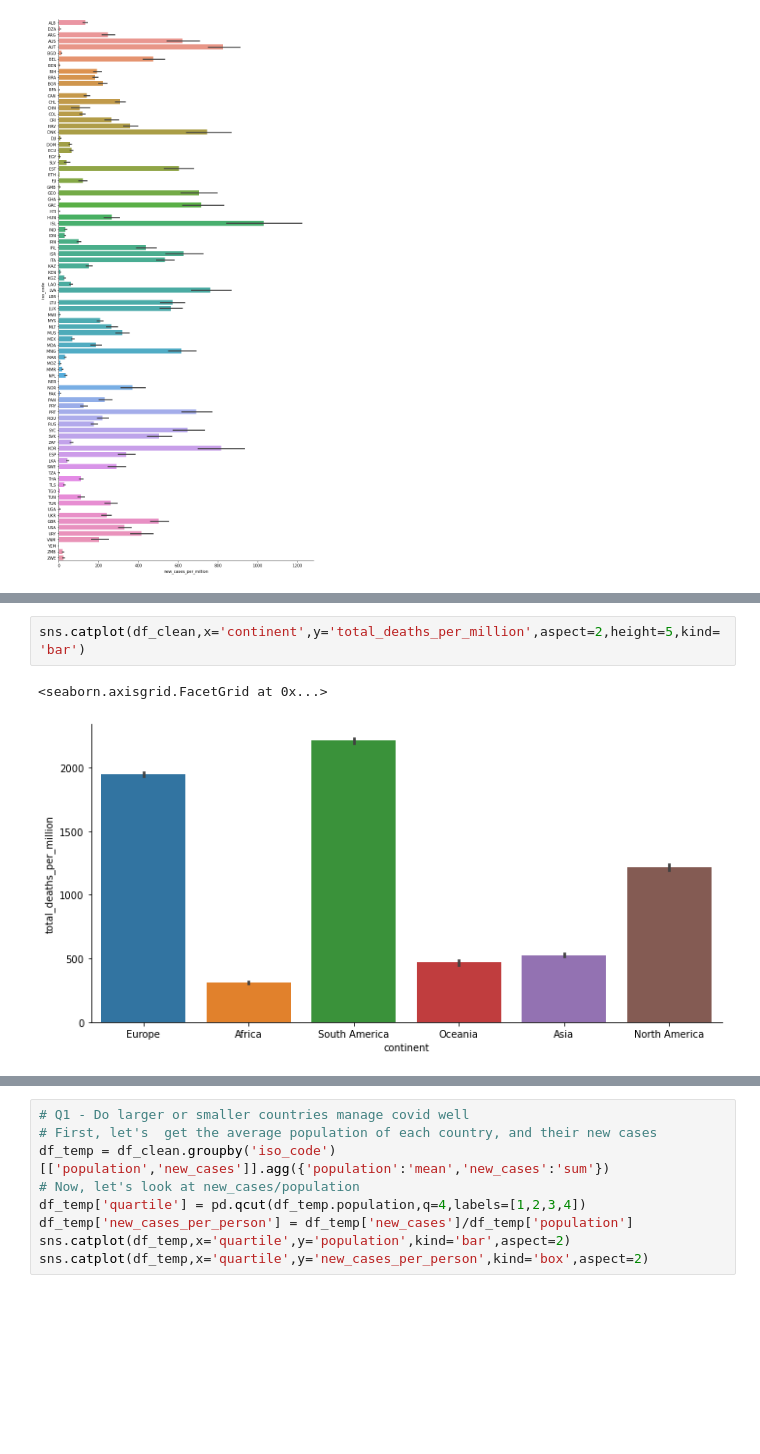
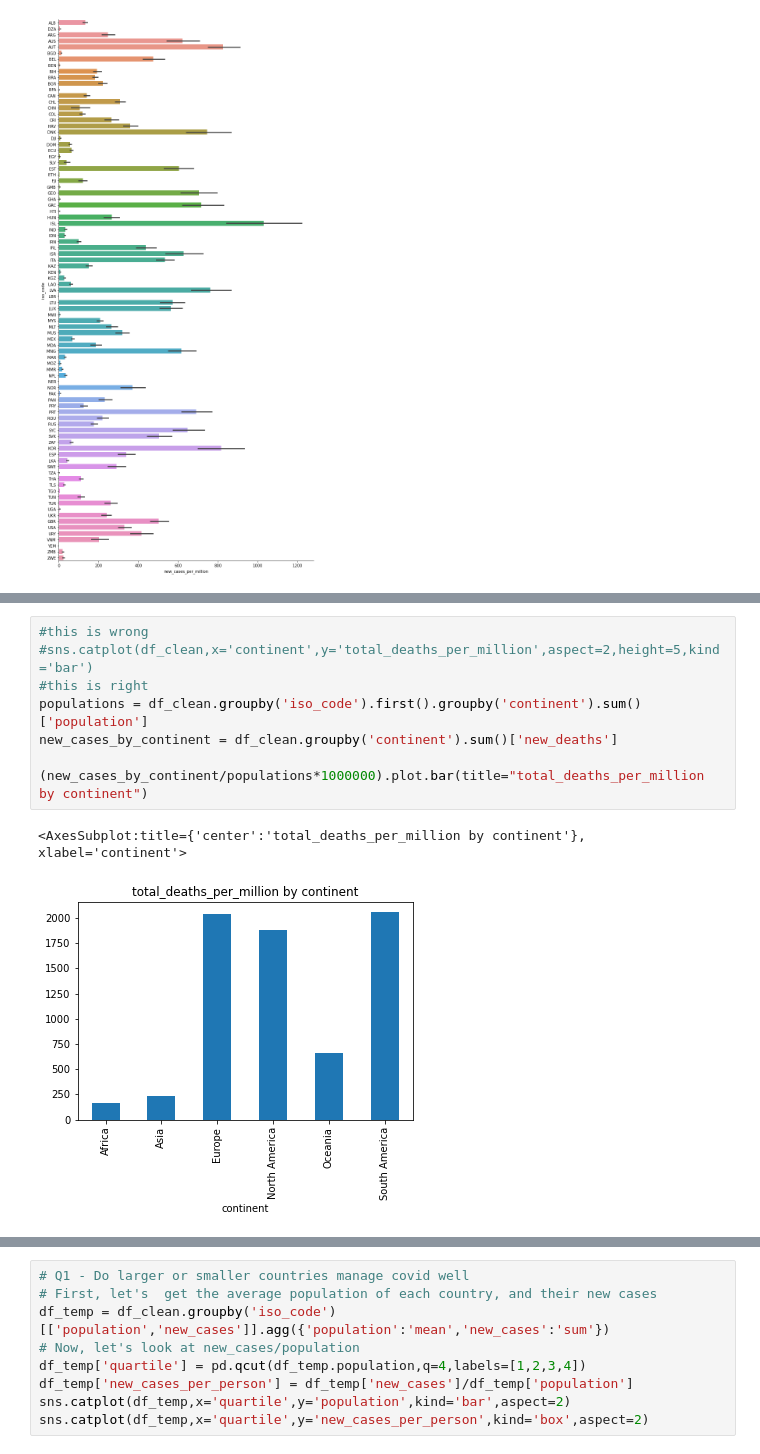
Before and after one commit to info8000sp23/semesterlabs-kjjohnsen, a Jupyter notebook: lab5/lab5.ipynb, the cells around one changed output, grey strips where cells are left out. Saved outputs shown, nothing was run; the diff lists cells and outputs as text; blank space fills up the shorter version.

```diff
--- a/lab5/lab5.ipynb
+++ b/lab5/lab5.ipynb
@@ -109,8 +119,14 @@ sns.catplot(df_clean,x='continent',y='total_cases_per_million',aspect=2,height=5
 # %%
-sns.catplot(df_clean,x='continent',y='total_deaths_per_million',aspect=2,height=5,kind='bar')
+#this is wrong
+#sns.catplot(df_clean,x='continent',y='total_deaths_per_million',aspect=2,height=5,kind='bar')
+#this is right
+populations = df_clean.groupby('iso_code').first().groupby('continent').sum()['population']
+new_cases_by_continent = df_clean.groupby('continent').sum()['new_deaths']
+
+(new_cases_by_continent/populations*1000000).plot.bar(title="total_deaths_per_million by continent")
 # %% [output]
-<seaborn.axisgrid.FacetGrid at 0x...>
+<AxesSubplot:title={'center':'total_deaths_per_million by continent'}, xlabel='continent'>
-[figure, old version]
+[figure, new version]
 # %% [markdown]
 ![image.png](attachment:44e16781-7d23-45a1-bb58-e4e2c343d8f7.png)
 # %%
```
Also changed, not shown: parts of 3 cells of this notebook, 1 other file.
